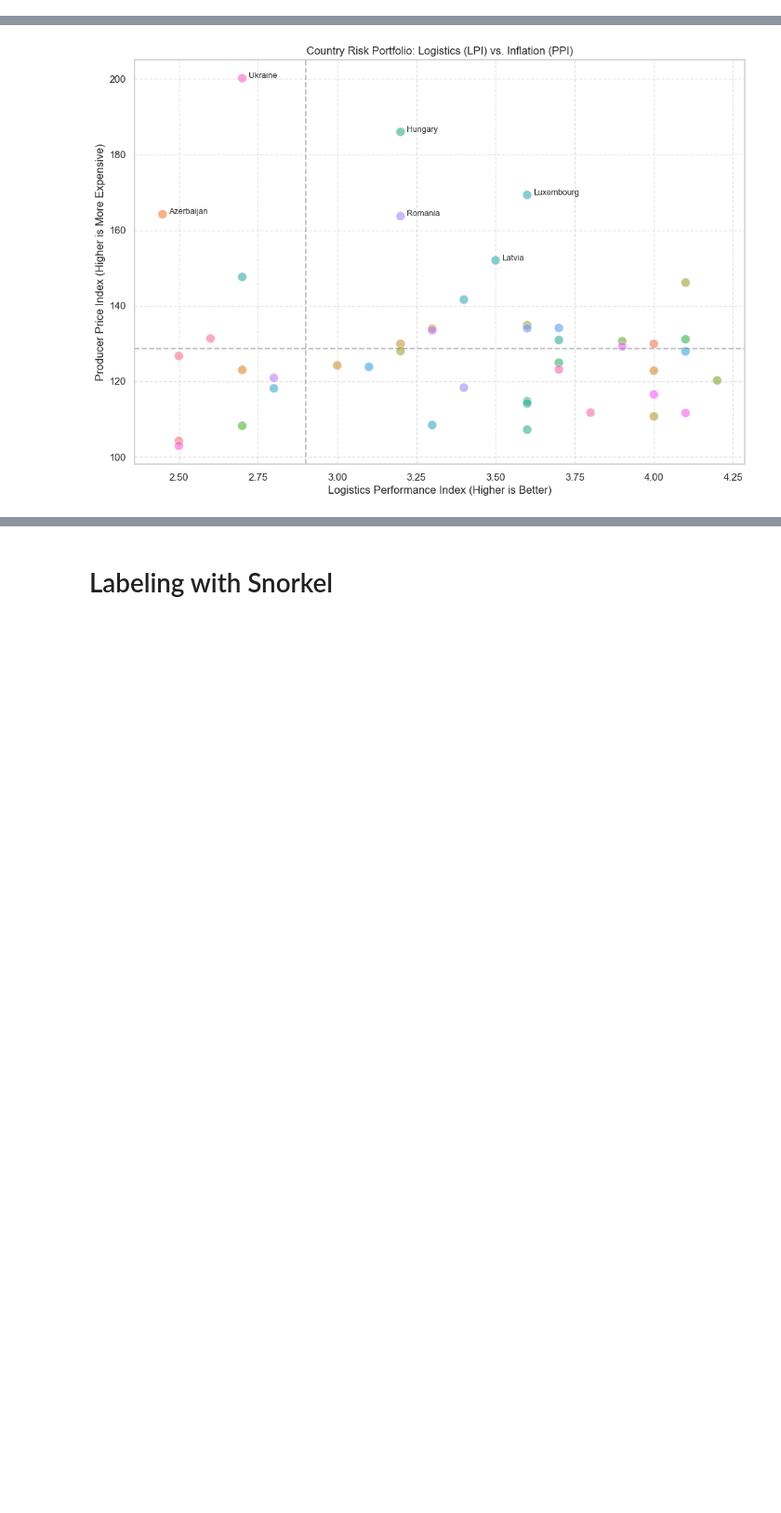
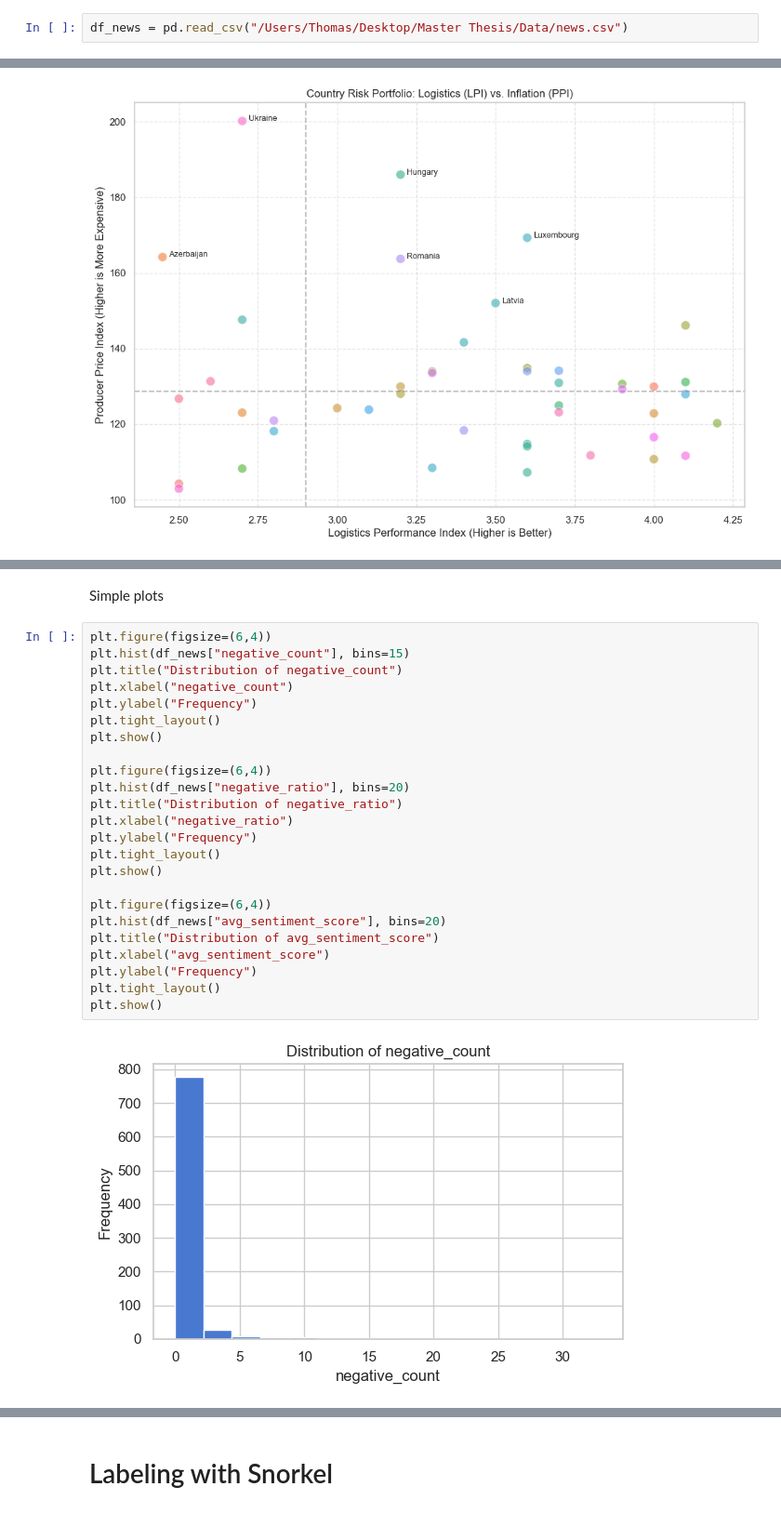
Before and after one commit to ThomasRoennebek/Signal_Fusion_with_Meta-learners-, a Jupyter notebook: Notebooks/Snorkel_labeling.ipynb, the cells around one changed output, grey strips where cells are left out. Shown at 93% size. Drawn from its saved outputs; the diff is of its cells as text; blank space fills up the shorter version.

```diff
--- a/Notebooks/Snorkel_labeling.ipynb
+++ b/Notebooks/Snorkel_labeling.ipynb
@@ -24,0 +25,2 @@ df_final_no_spend = pd.read_csv(
+# %%
+df_news = pd.read_csv("/Users/Thomas/Desktop/Master Thesis/Data/news.csv")
@@ -287,0 +411,28 @@ plt.axhline(y=df_plot['PPI_Value'].median(), color='grey', linestyle='--', alpha
+# %% [markdown]
+Simple plots
+# %%
+plt.figure(figsize=(6,4))
+plt.hist(df_news["negative_count"], bins=15)
+plt.title("Distribution of negative_count")
+plt.xlabel("negative_count")
+plt.ylabel("Frequency")
+plt.tight_layout()
+plt.show()
+
+plt.figure(figsize=(6,4))
+plt.hist(df_news["negative_ratio"], bins=20)
+plt.title("Distribution of negative_ratio")
+plt.xlabel("negative_ratio")
+plt.ylabel("Frequency")
+plt.tight_layout()
+plt.show()
+
+plt.figure(figsize=(6,4))
+plt.hist(df_news["avg_sentiment_score"], bins=20)
+plt.title("Distribution of avg_sentiment_score")
+plt.xlabel("avg_sentiment_score")
+plt.ylabel("Frequency")
+plt.tight_layout()
+plt.show()
+# %% [output]
+[figure, added]
```
Also changed, not shown: parts of 26 cells of this notebook, 6 other files.
